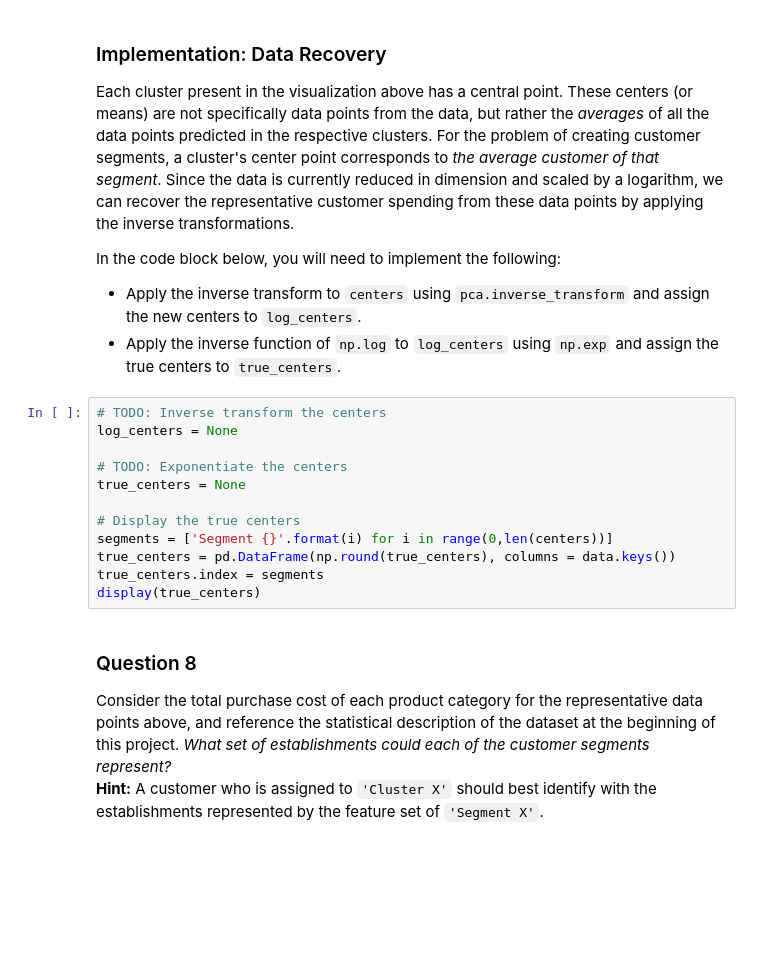
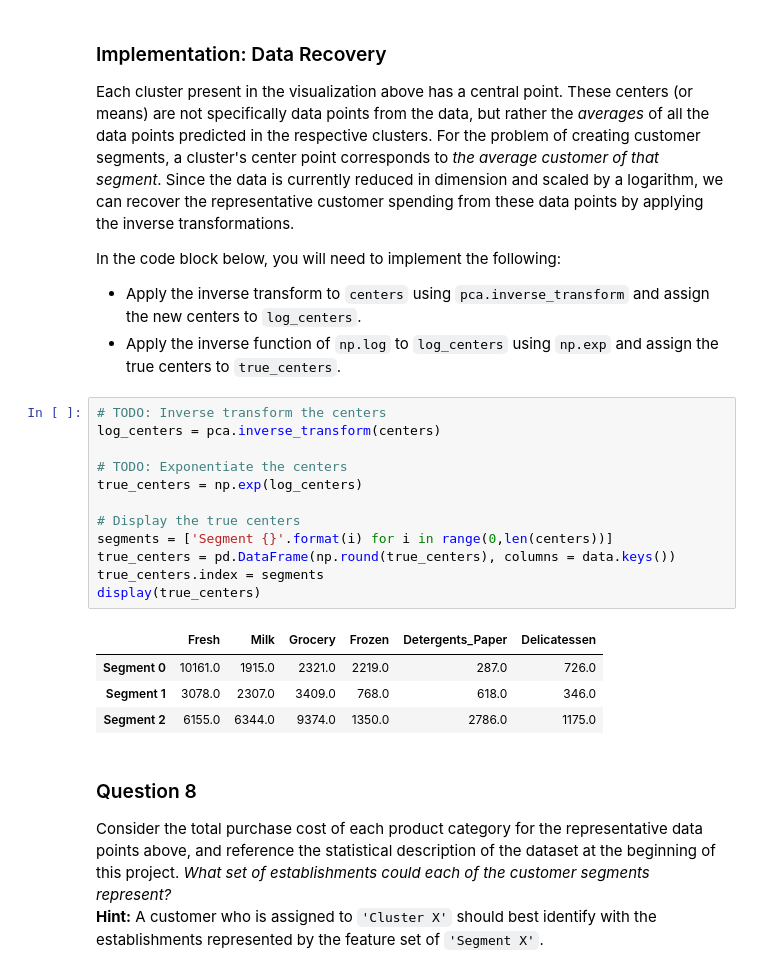
Before and after one commit to talk2shashank/machinelearning, a Jupyter notebook: creating_customer_segments/customer_segments.ipynb, the cells around one changed output. Saved outputs shown, nothing was run; the diff lists cells and outputs as text; blank space fills up the shorter version.

```diff
--- a/creating_customer_segments/customer_segments.ipynb
+++ b/creating_customer_segments/customer_segments.ipynb
@@ -287,16 +450,21 @@ In the code block below, you will need to implement the following:
  - Apply the inverse function of `np.log` to `log_centers` using `np.exp` and assign the true centers to `true_centers`.
 # %%
 # TODO: Inverse transform the centers
-log_centers = None
+log_centers = pca.inverse_transform(centers)
 
 # TODO: Exponentiate the centers
-true_centers = None
+true_centers = np.exp(log_centers)
 
 # Display the true centers
 segments = ['Segment {}'.format(i) for i in range(0,len(centers))]
 true_centers = pd.DataFrame(np.round(true_centers), columns = data.keys())
 true_centers.index = segments
 display(true_centers)
+# %% [output]
+|  | Fresh | Milk | Grocery | Frozen | Detergents_Paper | Delicatessen |
+| Segment 0 | 10161.0 | 1915.0 | 2321.0 | 2219.0 | 287.0 | 726.0 |
+| Segment 1 | 3078.0 | 2307.0 | 3409.0 | 768.0 | 618.0 | 346.0 |
+| Segment 2 | 6155.0 | 6344.0 | 9374.0 | 1350.0 | 2786.0 | 1175.0 |
 # %% [markdown]
 ### Question 8
 Consider the total purchase cost of each product category for the representative data points above, and reference the statistical description of the dataset at the beginning of this project. *What set of establishments could each of the customer segments represent?*
```
Also changed, not shown: parts of 34 cells of this notebook.
